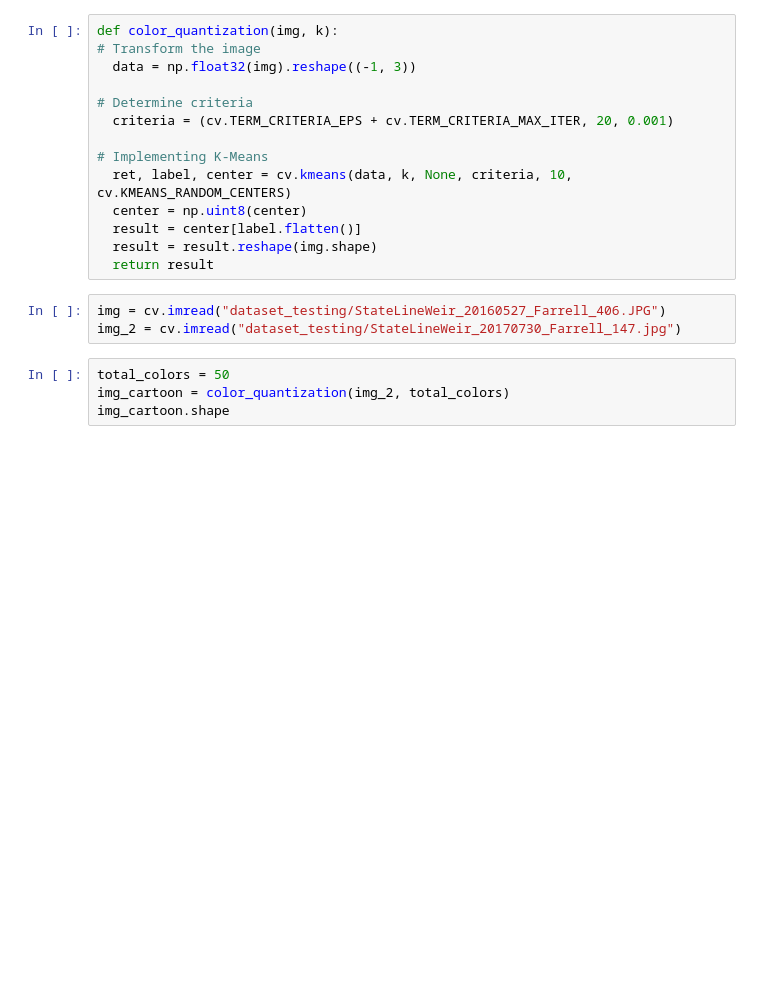
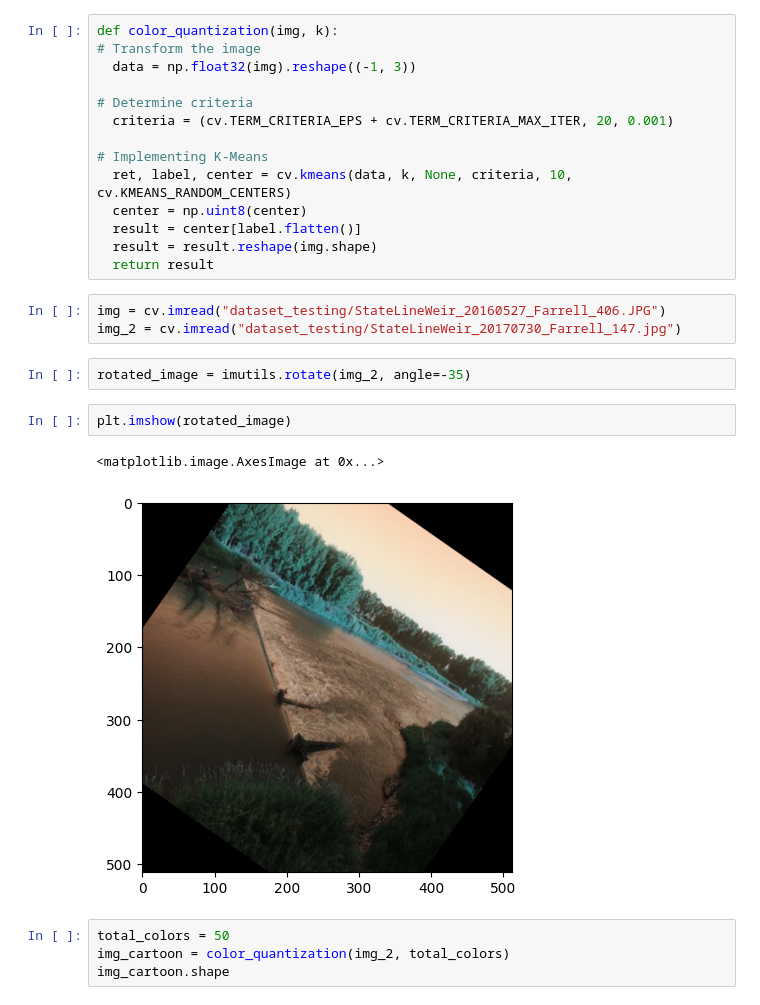
Before and after one commit to andresnowak/river_segmentation, a Jupyter notebook: mean_shift_study.ipynb, the cells around one changed output. Cells and saved outputs as stored; diff of their text form; blank space fills up the shorter version.

```diff
--- a/mean_shift_study.ipynb
+++ b/mean_shift_study.ipynb
@@ -62,6 +63,13 @@ def color_quantization(img, k):
 # %%
 img = cv.imread("dataset_testing/StateLineWeir_20160527_Farrell_406.JPG")
 img_2 = cv.imread("dataset_testing/StateLineWeir_20170730_Farrell_147.jpg")
+# %%
+rotated_image = imutils.rotate(img_2, angle=-35)
+# %%
+plt.imshow(rotated_image)
+# %% [output]
+<matplotlib.image.AxesImage at 0x...>
+[figure, added]
 # %%
 total_colors = 50
 img_cartoon = color_quantization(img_2, total_colors)
```
Also changed, not shown: parts of 1 cell of this notebook.
